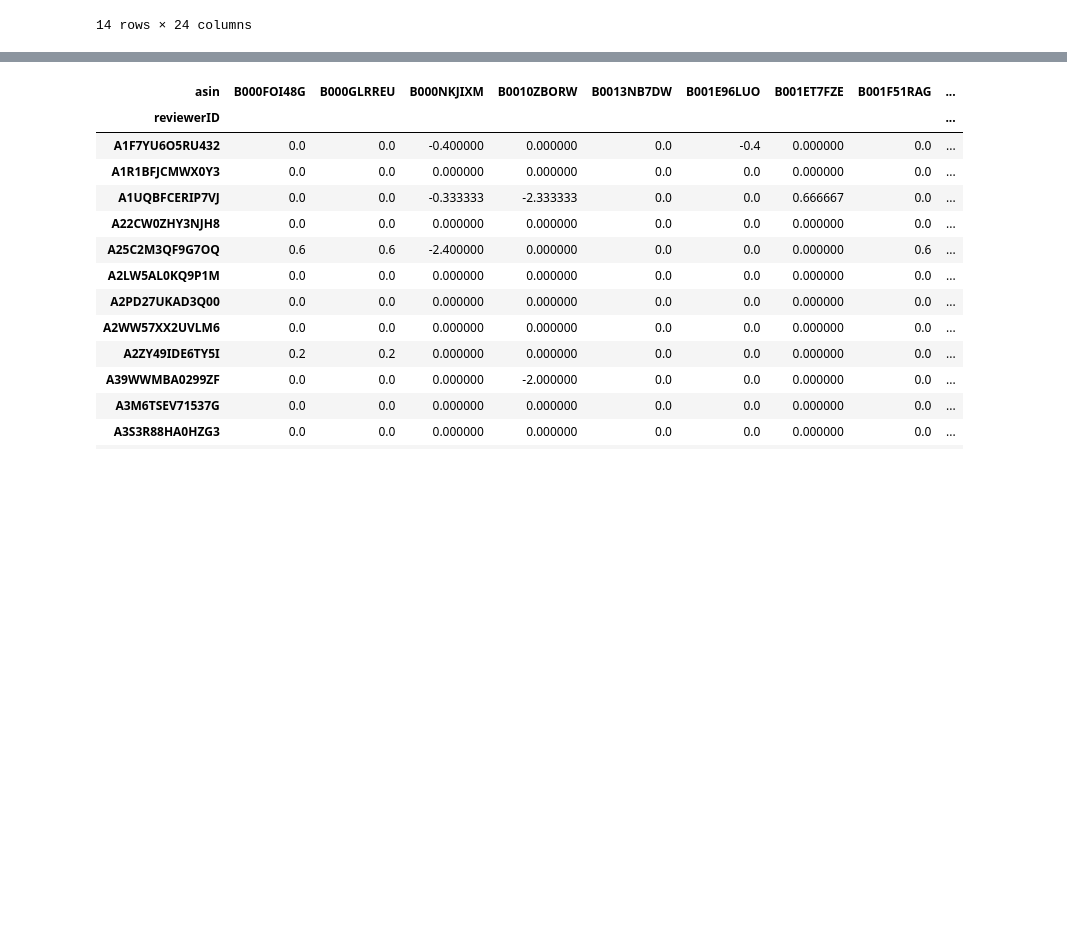
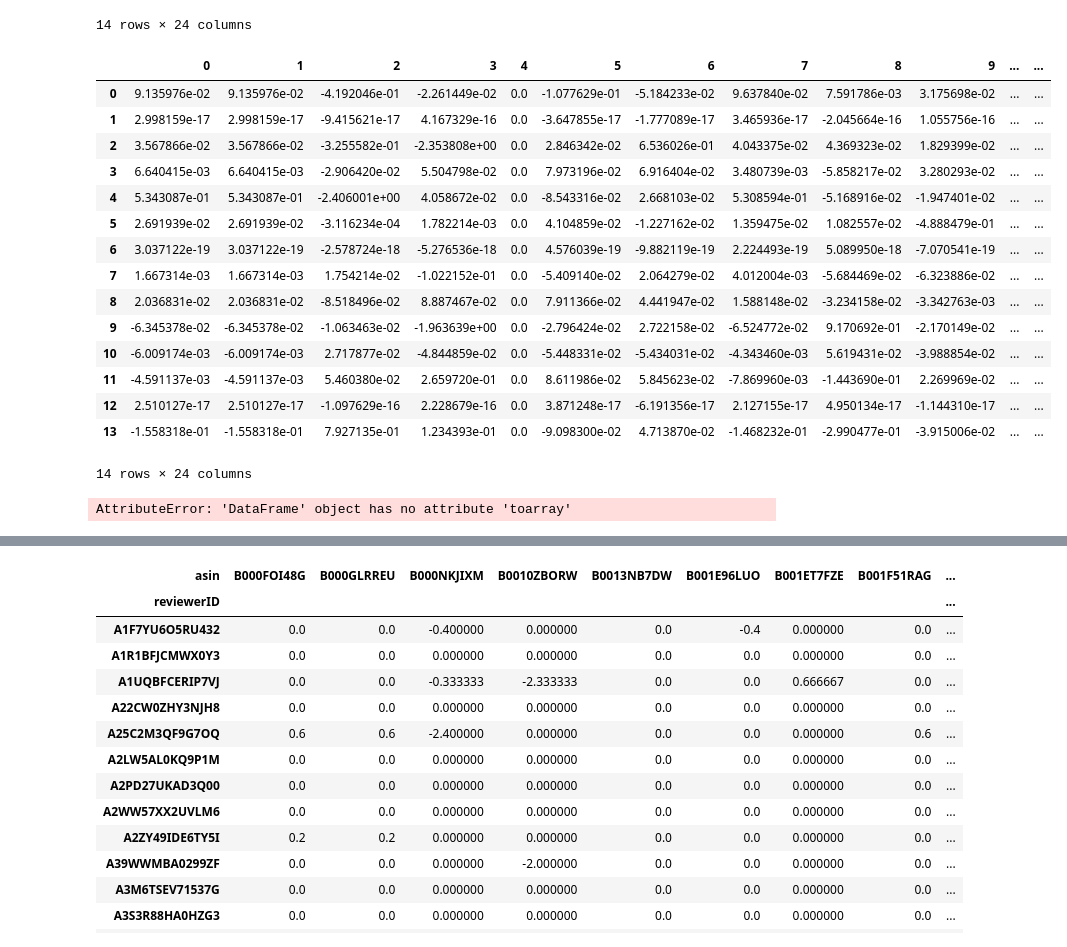
Before and after one commit to vlr112/WebScicence_FinalProject, a Jupyter notebook: labs/session_1/Session_1.ipynb, the cells around one changed output, grey strips where cells are left out. Drawn from its saved outputs; the diff is of its cells as text; code cells hidden in the pictures; blank space fills up the shorter version.

```diff
--- a/labs/session_1/Session_1.ipynb
+++ b/labs/session_1/Session_1.ipynb
@@ -504,3 +509,33 @@ ratings_matrix_2_1
+# %%
+# SVD usiing scipy pkg
+# import scipy
+
+u , s ,vT = scipy.sparse.linalg.svds(ratings_matrix_2_1, solver='arpack', k = 5)
+
+
+A2 = u @ np.diag(s) @ vT
+
+pd.DataFrame(A2)
+
+np.allclose(A2, ratings_matrix_2_1.toarray())
+# %% [output]
+|  | 0 | 1 | 2 | 3 | 4 | 5 | 6 | 7 | 8 | 9 | ... | ... |
+| 0 | 9.135976e-02 | 9.135976e-02 | -4.192046e-01 | -2.261449e-02 | 0.0 | -1.077629e-01 | -5.184233e-02 | 9.637840e-02 | 7.591786e-03 | 3.175698e-02 | ... | ... |
+| 1 | 2.998159e-17 | 2.998159e-17 | -9.415621e-17 | 4.167329e-16 | 0.0 | -3.647855e-17 | -1.777089e-17 | 3.465936e-17 | -2.045664e-16 | 1.055756e-16 | ... | ... |
+| 2 | 3.567866e-02 | 3.567866e-02 | -3.255582e-01 | -2.353808e+00 | 0.0 | 2.846342e-02 | 6.536026e-01 | 4.043375e-02 | 4.369323e-02 | 1.829399e-02 | ... | ... |
+| 3 | 6.640415e-03 | 6.640415e-03 | -2.906420e-02 | 5.504798e-02 | 0.0 | 7.973196e-02 | 6.916404e-02 | 3.480739e-03 | -5.858217e-02 | 3.280293e-02 | ... | ... |
+| 4 | 5.343087e-01 | 5.343087e-01 | -2.406001e+00 | 4.058672e-02 | 0.0 | -8.543316e-02 | 2.668103e-02 | 5.308594e-01 | -5.168916e-02 | -1.947401e-02 | ... | ... |
+| 5 | 2.691939e-02 | 2.691939e-02 | -3.116234e-04 | 1.782214e-03 | 0.0 | 4.104859e-02 | -1.227162e-02 | 1.359475e-02 | 1.082557e-02 | -4.888479e-01 | ... | ... |
+| 6 | 3.037122e-19 | 3.037122e-19 | -2.578724e-18 | -5.276536e-18 | 0.0 | 4.576039e-19 | -9.882119e-19 | 2.224493e-19 | 5.089950e-18 | -7.070541e-19 | ... | ... |
+| 7 | 1.667314e-03 | 1.667314e-03 | 1.754214e-02 | -1.022152e-01 | 0.0 | -5.409140e-02 | 2.064279e-02 | 4.012004e-03 | -5.684469e-02 | -6.323886e-02 | ... | ... |
+| 8 | 2.036831e-02 | 2.036831e-02 | -8.518496e-02 | 8.887467e-02 | 0.0 | 7.911366e-02 | 4.441947e-02 | 1.588148e-02 | -3.234158e-02 | -3.342763e-03 | ... | ... |
+| 9 | -6.345378e-02 | -6.345378e-02 | -1.063463e-02 | -1.963639e+00 | 0.0 | -2.796424e-02 | 2.722158e-02 | -6.524772e-02 | 9.170692e-01 | -2.170149e-02 | ... | ... |
+| 10 | -6.009174e-03 | -6.009174e-03 | 2.717877e-02 | -4.844859e-02 | 0.0 | -5.448331e-02 | -5.434031e-02 | -4.343460e-03 | 5.619431e-02 | -3.988854e-02 | ... | ... |
+| 11 | -4.591137e-03 | -4.591137e-03 | 5.460380e-02 | 2.659720e-01 | 0.0 | 8.611986e-02 | 5.845623e-02 | -7.869960e-03 | -1.443690e-01 | 2.269969e-02 | ... | ... |
+| 12 | 2.510127e-17 | 2.510127e-17 | -1.097629e-16 | 2.228679e-16 | 0.0 | 3.871248e-17 | -6.191356e-17 | 2.127155e-17 | 4.950134e-17 | -1.144310e-17 | ... | ... |
+| 13 | -1.558318e-01 | -1.558318e-01 | 7.927135e-01 | 1.234393e-01 | 0.0 | -9.098300e-02 | 4.713870e-02 | -1.468232e-01 | -2.990477e-01 | -3.915006e-02 | ... | ... |
+14 rows × 24 columns
+AttributeError: 'DataFrame' object has no attribute 'toarray'
 # %%
 # SVD from scratch
 q, sigma, vT = np.linalg.svd(ratings_matrix_2_1, full_matrices=False)
```
Also changed, not shown: parts of 34 cells of this notebook.
